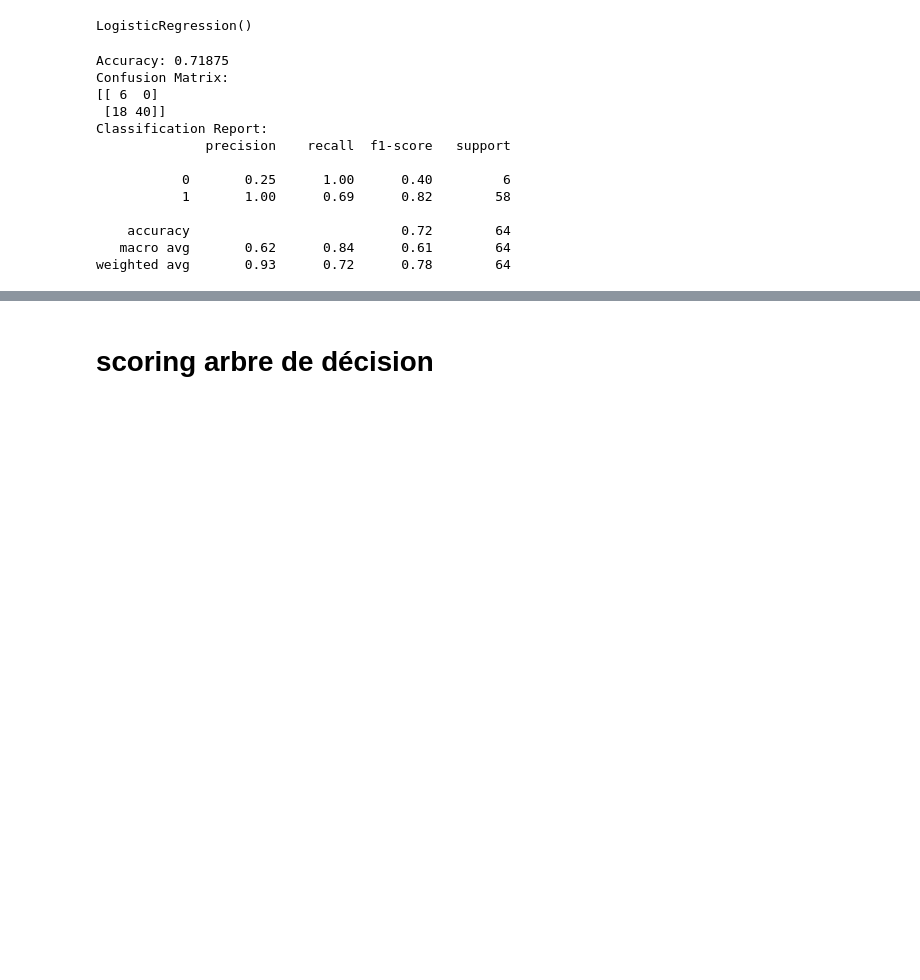
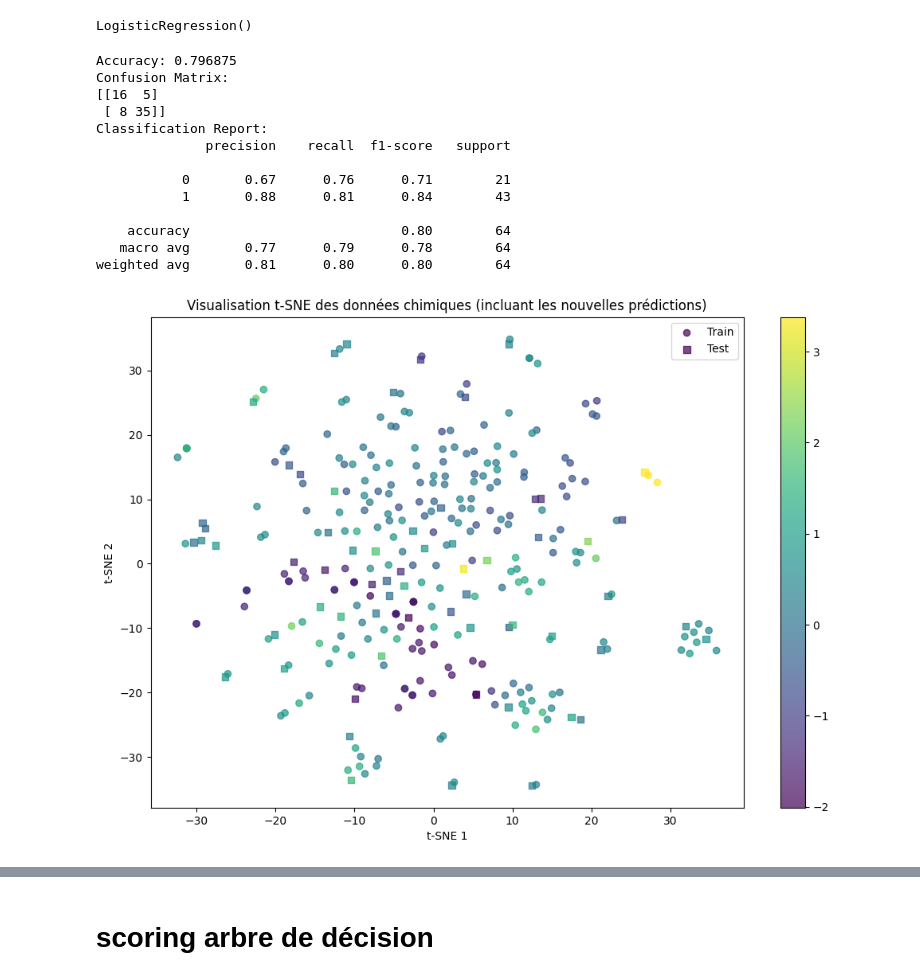
Before and after one commit to slopezMSI/Scoring_MSI, a Jupyter notebook: 1_basic/representation_fingerprints.ipynb, the cells around one changed output, grey strips where cells are left out. Drawn from its saved outputs; the diff is of its cells as text; code cells hidden in the pictures; blank space fills up the shorter version.

```diff
--- a/1_basic/representation_fingerprints.ipynb
+++ b/1_basic/representation_fingerprints.ipynb
@@ -57,5 +78,5 @@ WARNING:deepchem.models:Skipped loading some Jax models, missing a dependency. N
 # %%
-smiles_tr,smiles_test, logSweeter_tr, logSweeter_test, families_tr, families_test = load_data("../data/SweetnersDB.xlsx")
+smiles_tr,smiles_test, logSweeter_tr, logSweeter_test, families_tr, families_test = load_data("/content/drive/MyDrive/code/SweetnersDB.xlsx")
 # %% [output]
 Index(['Name', 'logSw', 'Chemical family', 'Dataset', 'Smiles'], dtype='object')
 # %%
@@ -169,16 +192,16 @@ print(conf_matrix)
 print("Classification Report:")
 print(class_report)
 # %% [output]
-Accuracy: 0.71875
+Accuracy: 0.796875
 Confusion Matrix:
-[[ 6  0]
- [18 40]]
+[[16  5]
+ [ 8 35]]
 Classification Report:
               precision    recall  f1-score   support
 
-           0       0.25      1.00      0.40         6
-           1       1.00      0.69      0.82        58
+           0       0.67      0.76      0.71        21
+           1       0.88      0.81      0.84        43
 
-    accuracy                           0.72        64
-   macro avg       0.62      0.84      0.61        64
-weighted avg       0.93      0.72      0.78        64
+    accuracy                           0.80        64
+   macro avg       0.77      0.79      0.78        64
+weighted avg       0.81      0.80      0.80        64
@@ -184,0 +211,25 @@ weighted avg       0.93      0.72      0.78        64
+# %%
+X_combined = np.vstack((X_tr, X_test))
+y_combined = np.concatenate((y_tr, y_test))
+tsne = TSNE(n_components=2, random_state=42)
+X_tsne = tsne.fit_transform(X_combined)
+
+# 8. Visualisation
+plt.figure(figsize=(12, 8))
+
+# Données d'entraînement
+scatter_train = plt.scatter(X_tsne[:len(X_tr), 0], X_tsne[:len(X_tr), 1],
+                            c=y_tr, cmap='viridis', alpha=0.7, label='Train')
+
+# Données de test
+scatter_test = plt.scatter(X_tsne[len(X_tr):len(X_tr)+len(X_test), 0],
+                           X_tsne[len(X_tr):len(X_tr)+len(X_test), 1],
+                           c=y_test, cmap='viridis', marker='s', alpha=0.7, label='Test')
+plt.colorbar(scatter_train)
+plt.title('Visualisation t-SNE des données chimiques (incluant les nouvelles prédictions)')
+plt.xlabel('t-SNE 1')
+plt.ylabel('t-SNE 2')
+plt.legend()
+plt.show()
+# %% [output]
+[figure, added]
```
Also changed, not shown: parts of 17 cells of this notebook.
